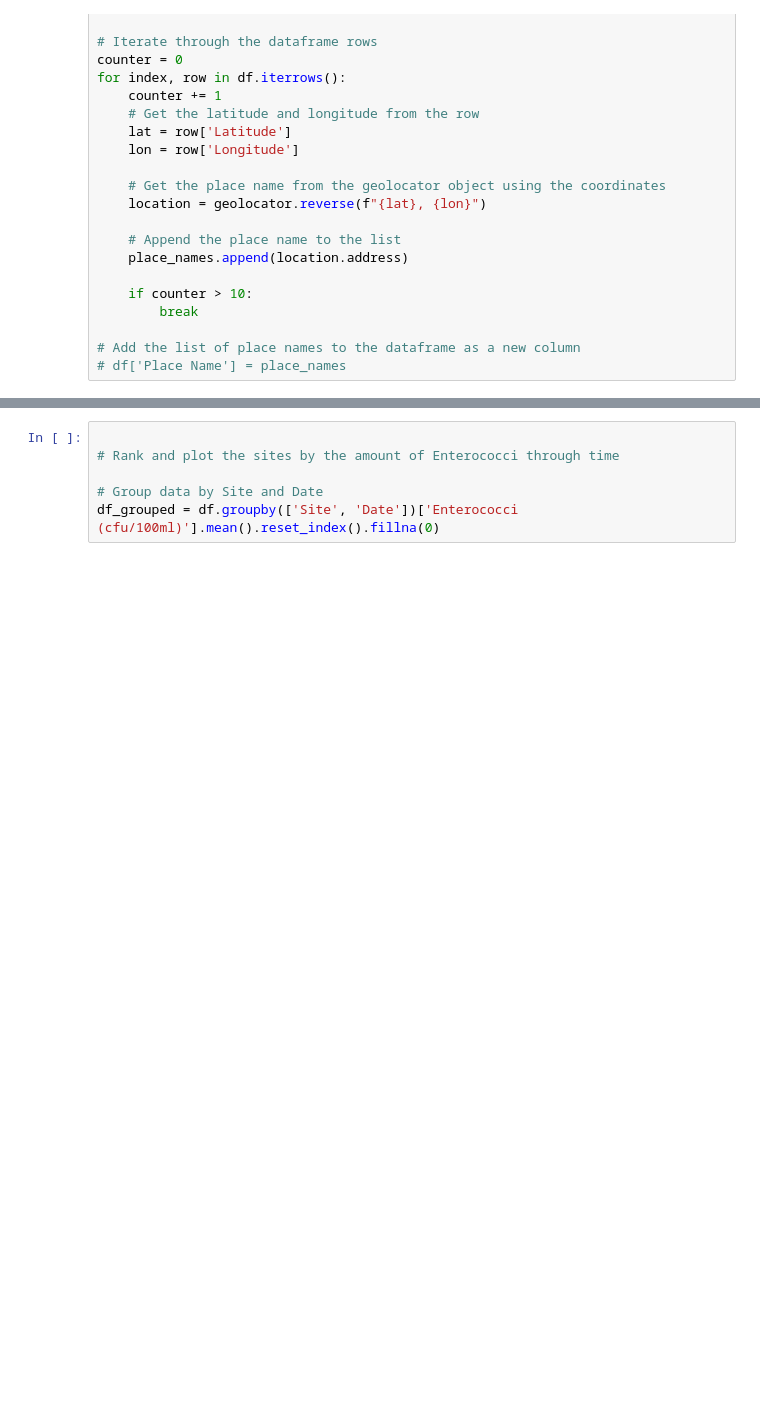
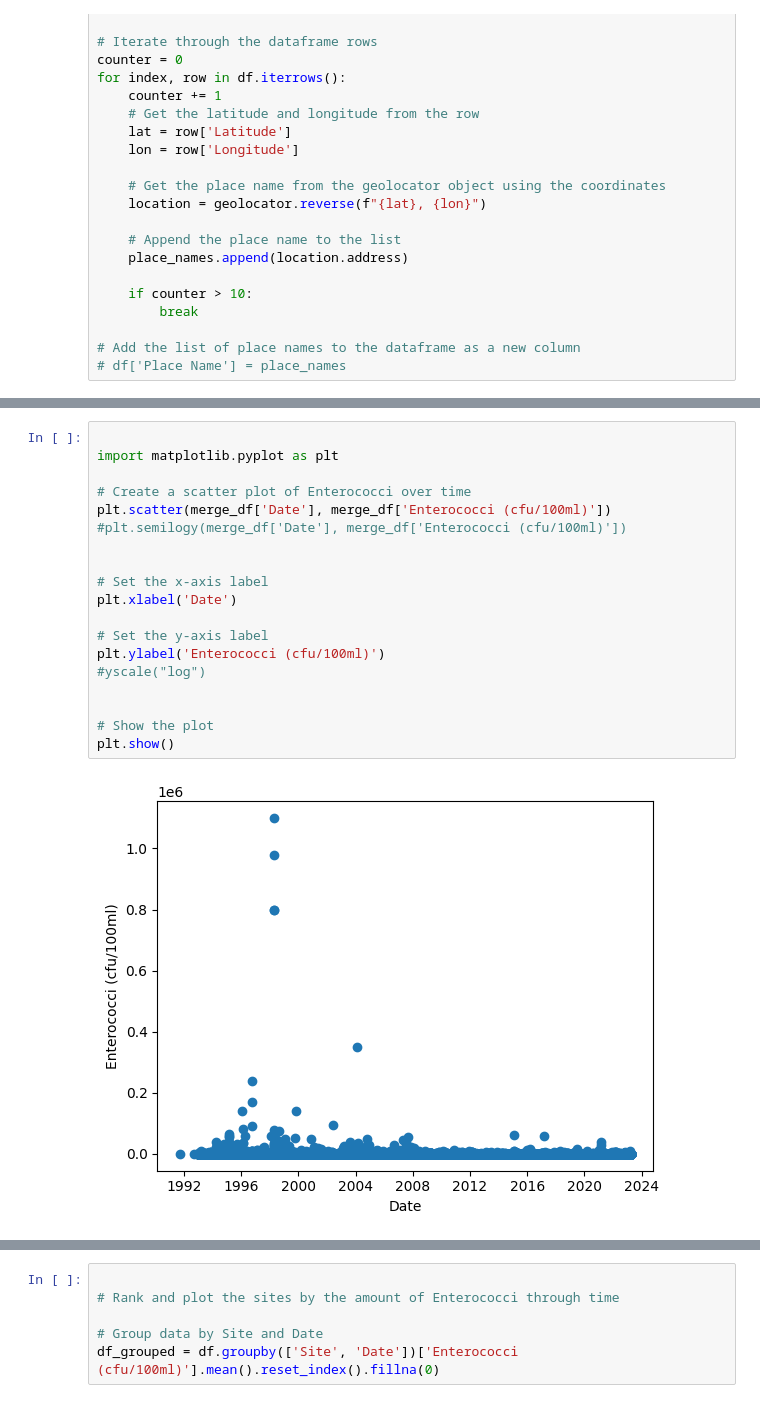
Before and after one commit to Mjboothaus/try-sketch, a Jupyter notebook: notebooks/try-sketch-pollution-data.ipynb, the cells around one changed output, grey strips where cells are left out. Saved outputs shown, nothing was run; the diff lists cells and outputs as text; blank space fills up the shorter version.

```diff
--- a/notebooks/try-sketch-pollution-data.ipynb
+++ b/notebooks/try-sketch-pollution-data.ipynb
@@ -139,0 +221,21 @@ df.sketch.howto("Rank and plot the sites by the amount of Enterococci through ti
+# %%
+
+import matplotlib.pyplot as plt
+
+# Create a scatter plot of Enterococci over time
+plt.scatter(merge_df['Date'], merge_df['Enterococci (cfu/100ml)'])
+#plt.semilogy(merge_df['Date'], merge_df['Enterococci (cfu/100ml)'])
+
+
+# Set the x-axis label
+plt.xlabel('Date')
+
+# Set the y-axis label
+plt.ylabel('Enterococci (cfu/100ml)')
+#yscale("log")
+
+
+# Show the plot
+plt.show()
+# %% [output]
+[figure, added]
```
Also changed, not shown: parts of 25 cells of this notebook, 2 other files.
